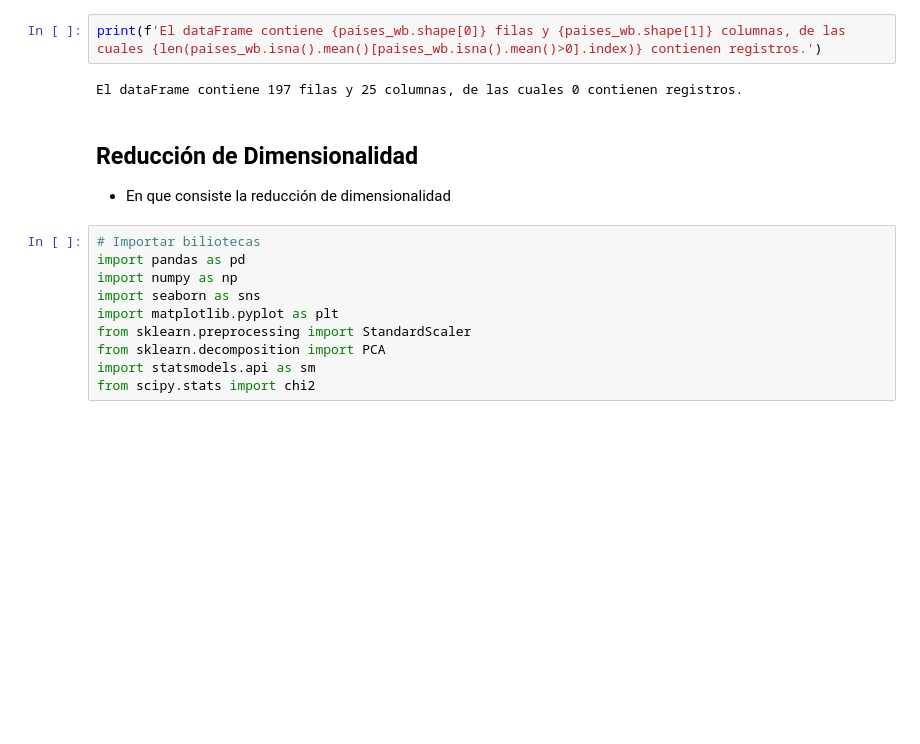
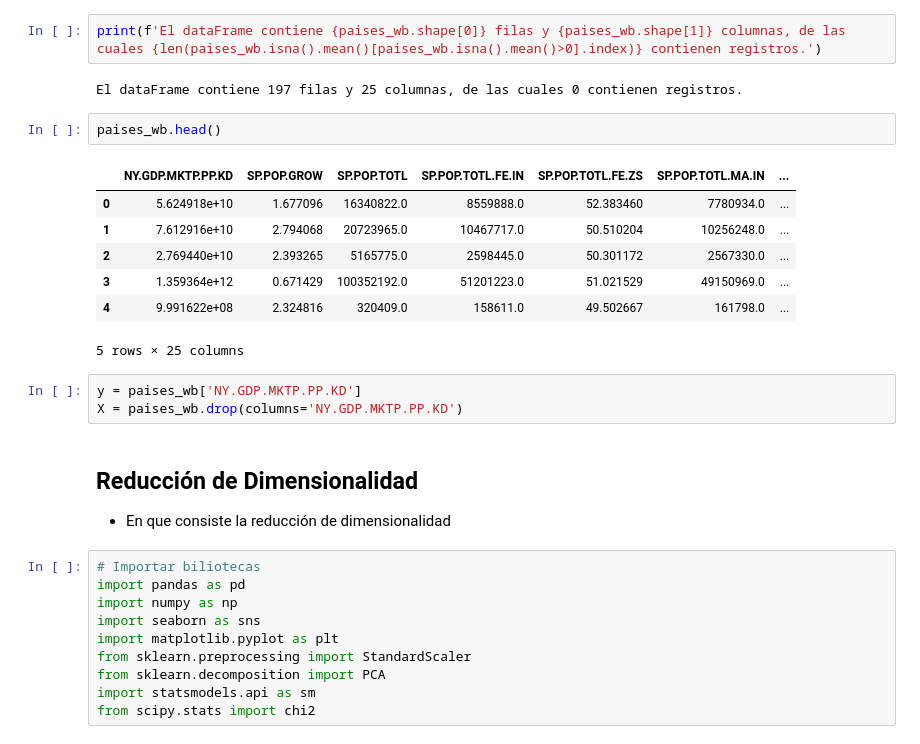
Before and after one commit to lecuevasp/Portafolio, a Jupyter notebook: pib_wb.ipynb, the cells around one changed output. Saved outputs shown, nothing was run; the diff lists cells and outputs as text; blank space fills up the shorter version.

```diff
--- a/pib_wb.ipynb
+++ b/pib_wb.ipynb
@@ -195,6 +195,19 @@ paises_wb = pd.DataFrame(imputer, columns = paises_wb.columns)
 print(f'El dataFrame contiene {paises_wb.shape[0]} filas y {paises_wb.shape[1]} columnas, de las cuales {len(paises_wb.isna().mean()[paises_wb.isna().mean()>0].index)} contienen registros.')
 # %% [output]
 El dataFrame contiene 197 filas y 25 columnas, de las cuales 0 contienen registros.
+# %%
+paises_wb.head()
+# %% [output]
+|  | NY.GDP.MKTP.PP.KD | SP.POP.GROW | SP.POP.TOTL | SP.POP.TOTL.FE.IN | SP.POP.TOTL.FE.ZS | SP.POP.TOTL.MA.IN | ... |
+| 0 | 5.624918e+10 | 1.677096 | 16340822.0 | 8559888.0 | 52.383460 | 7780934.0 | ... |
+| 1 | 7.612916e+10 | 2.794068 | 20723965.0 | 10467717.0 | 50.510204 | 10256248.0 | ... |
+| 2 | 2.769440e+10 | 2.393265 | 5165775.0 | 2598445.0 | 50.301172 | 2567330.0 | ... |
+| 3 | 1.359364e+12 | 0.671429 | 100352192.0 | 51201223.0 | 51.021529 | 49150969.0 | ... |
+| 4 | 9.991622e+08 | 2.324816 | 320409.0 | 158611.0 | 49.502667 | 161798.0 | ... |
+5 rows × 25 columns
+# %%
+y = paises_wb['NY.GDP.MKTP.PP.KD']
+X = paises_wb.drop(columns='NY.GDP.MKTP.PP.KD')
 # %% [markdown]
 ## Reducción de Dimensionalidad
 
```
Also changed, not shown: parts of 8 cells of this notebook.
